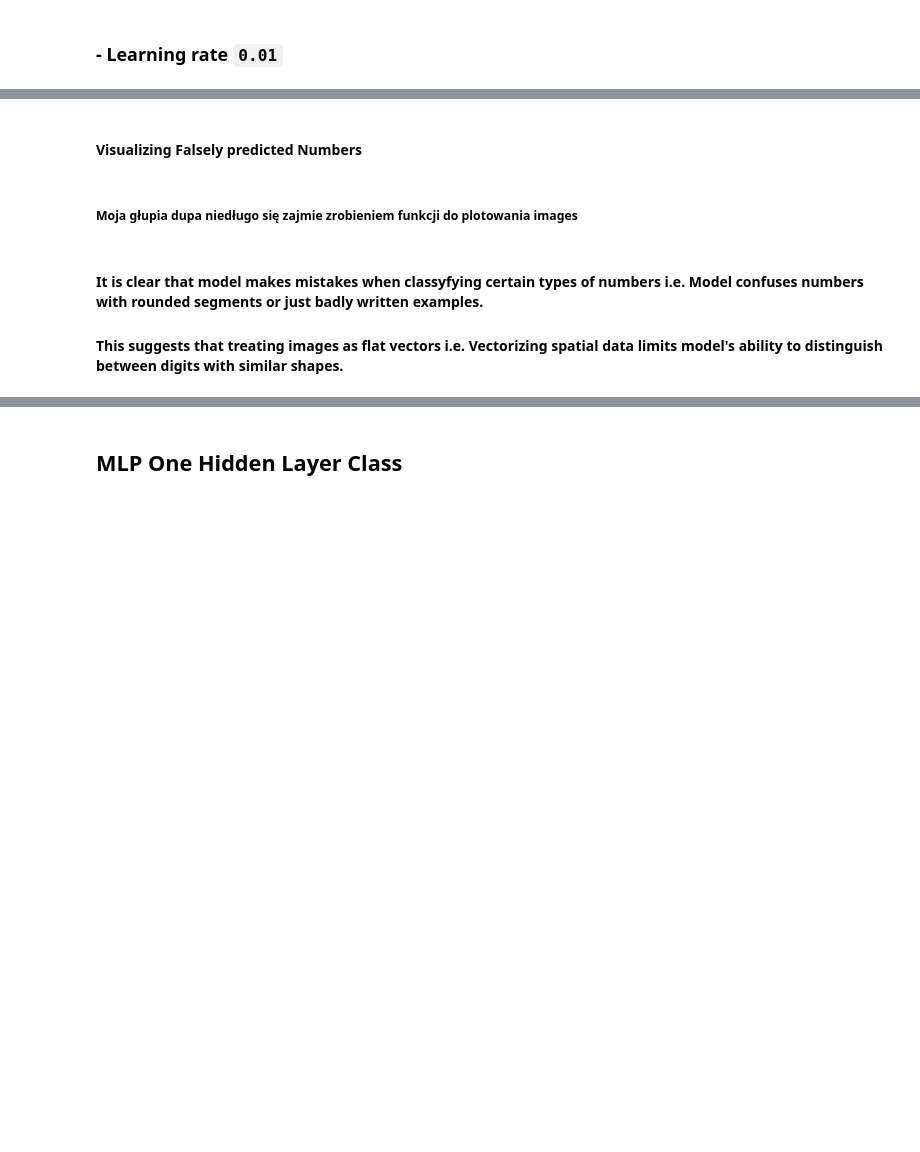
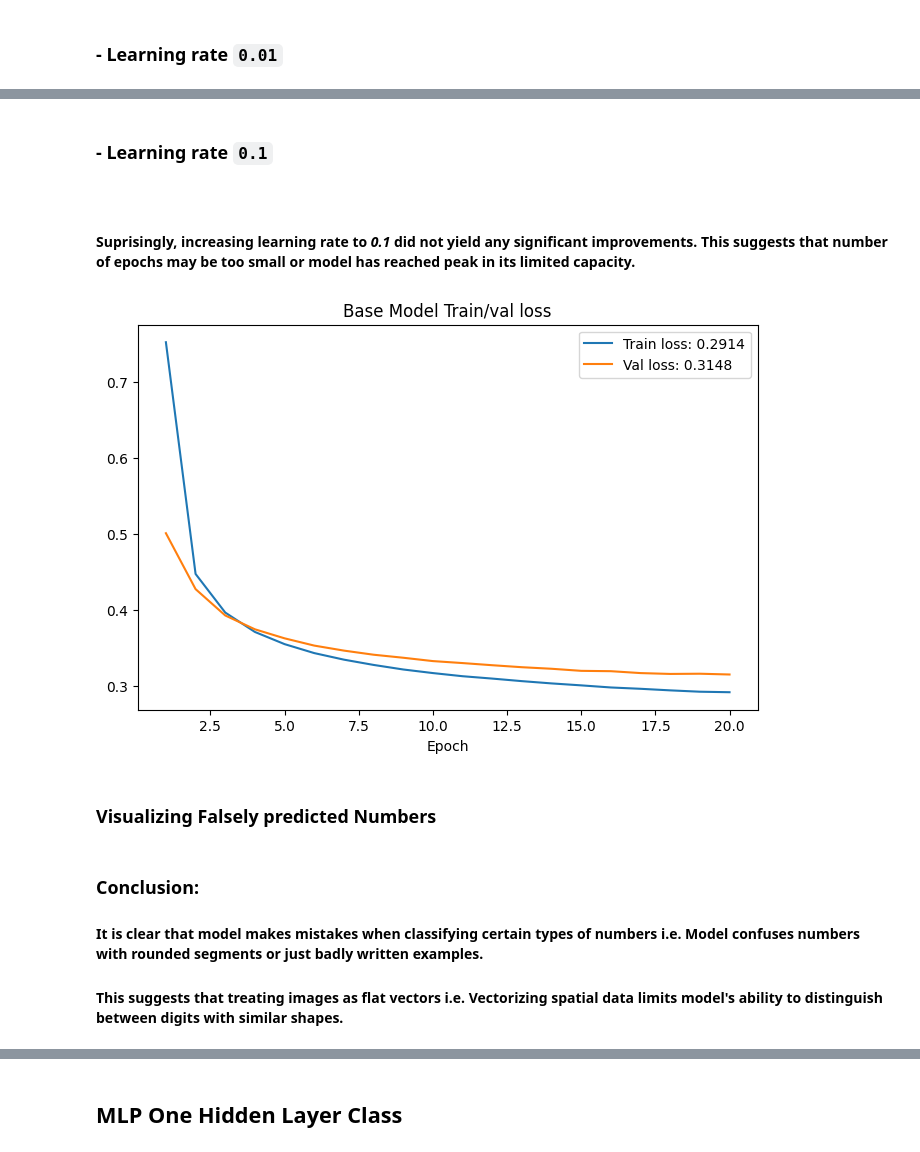
Before and after one commit to M4rselo/hypothesis_mnist_project, a Jupyter notebook: mnist_hypothesis_project.ipynb, the cells around one changed output, grey strips where cells are left out. Saved outputs shown, nothing was run; the diff lists cells and outputs as text; code cells hidden in the pictures; blank space fills up the shorter version.

```diff
--- a/mnist_hypothesis_project.ipynb
+++ b/mnist_hypothesis_project.ipynb
@@ -217,7 +230,15 @@ base_trainer.fit(base_model, train_tensor, val_tensor, plotter)
+# %% [markdown]
+### - Learning rate `0.1`
+#####
+# %% [markdown]
+#### Suprisingly, increasing learning rate to ***0.1*** did not yield any significant improvements.</br> This suggests that number of epochs may be too small or model has reached peak in its limited capacity.
+# %%
+base_model = BaseModel(0.1, 10)
+base_trainer.fit(base_model, train_tensor, val_tensor, plotter)
+# %% [output]
+[figure, added]
 # %% [markdown]
-#### Visualizing Falsely predicted Numbers
+### Visualizing Falsely predicted Numbers
-# %% [markdown]
-##### Moja głupia dupa niedługo się zajmie zrobieniem funkcji do plotowania images
 # %%
 def plot_false_predic(zipped):
     figure = plt.figure(figsize=(12, 3), tight_layout=True)
@@ -243,7 +264,8 @@ def false_predic(data_loader):
 
     plot_false_predic(zip(diff_imgs[indices], diff_lbs[indices]))
 # %% [markdown]
-#### It is clear that model makes mistakes when classyfying certain types of numbers i.e. Model confuses numbers with rounded segments or just badly written examples.
+### Conclusion:
+#### It is clear that model makes mistakes when classifying certain types of numbers i.e. Model confuses numbers with rounded segments or just badly written examples.
 #### This suggests that treating images as flat vectors i.e. Vectorizing spatial data limits model's ability to distinguish between digits with similar shapes.
 # %%
 false_predic(next(iter(base_trainer.val_dataloader)))
```
Also changed, not shown: parts of 21 cells of this notebook.
